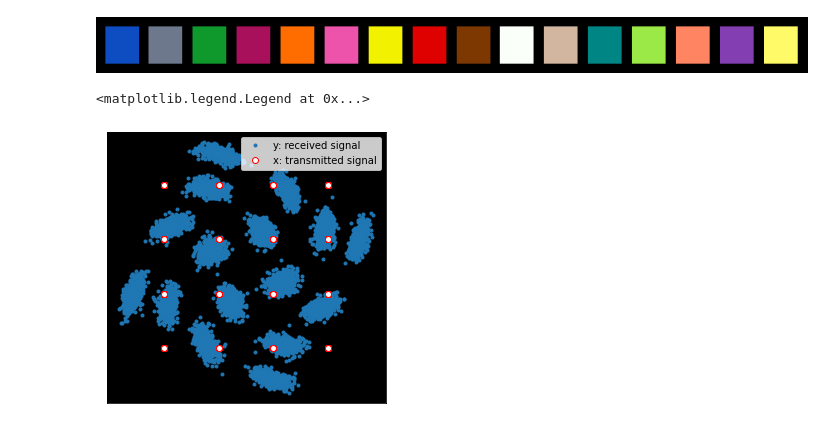
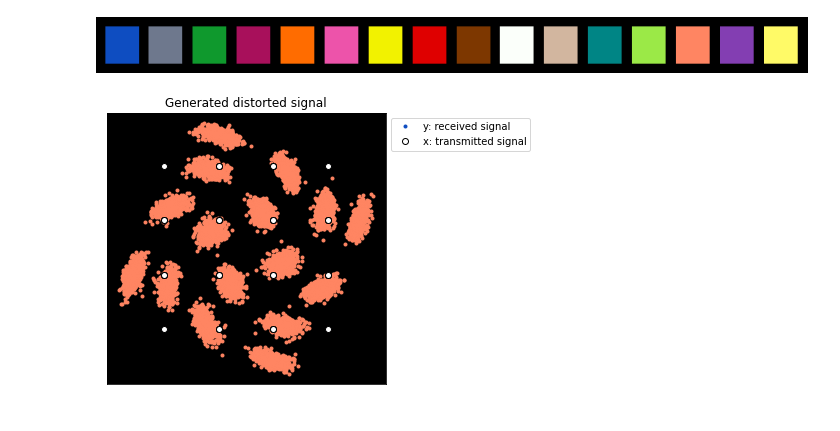
Before and after one commit to tiboas/KmeansForQAM, a Jupyter notebook: K_means_clustering_for_QAM.ipynb, the cells around one changed output. Cells and saved outputs as stored; diff of their text form; code cells hidden in the pictures.

```diff
--- a/K_means_clustering_for_QAM.ipynb
+++ b/K_means_clustering_for_QAM.ipynb
@@ -51,38 +43,46 @@ colorImg
 # %%
 # Function to plot constellations, with color coding for which cluster the points belong to,
 # and visualization of the found means.
-def constPlotter(y,x_hat,C):
+def constPlotter(y,x_hat,c_means,C, legend='',title=''):
+  plt.figure(figsize=(5,5))
   for k in range(len(C)):
     currentConst = y[x_hat==k]
     plt.plot(currentConst.real,currentConst.imag,'.',color=np.array(C[k]))
     plt.plot(c_means.real,c_means.imag,'o',color='k',markerfacecolor='w')
     plt.xticks([])
     plt.yticks([])
+
+    plt.axis('equal')
+    ax = plt.gca()
+    ax.set_facecolor((0, 0., 0))
+    if legend:
+      plt.legend(legend,loc="upper left", bbox_to_anchor=(1,1))
+    if title:
+      plt.title(title)
+
     plt.draw()
-    plt.axis('equal')
 # %%
-awgn = komm.AWGNChannel(snr = 10**(SNRdB/10))
-tx = komm.QAModulation(16) #create 16QAM transmitter
+def returnQAM(M,Nsamples):
+  tx = komm.QAModulation(16) #create 16QAM transmitter
 
-#Generate 16QAM-signal:
-b = np.random.randint(0,2,Nsamples*4) # *4 since 4 16QAM has 4 bits/symbol
-x = tx.modulate(b)
-x = x/np.sqrt(np.mean(np.abs(x)**2)) #normalize
+  #Generate 16QAM-signal:
+  b = np.random.randint(0,2,Nsamples*4) # *4 since 4 16QAM has 4 bits/symbol
+  x = tx.modulate(b)
+  x = x/np.sqrt(np.mean(np.abs(x)**2)) #normalize
+
+  return x
-# %%
-y = awgn(x)
-y = y*np.exp(1j*abs(y)*0.75)
-plt.figure(figsize=(5,5))
-#plt.plot(y.real,y.imag,'.')
-
-plt.plot(y.real,y.imag,'.')
-plt.plot(x.real,x.imag,'o',color='r',markerfacecolor='w')
-plt.xticks([])
-plt.yticks([])
-ax = plt.gca()
-ax.set_facecolor((0, 0., 0))
-plt.axis('equal')
-plt.legend(['y: received signal','x: transmitted signal'])
-# %% [output]
-<matplotlib.legend.Legend at 0x...>
-[figure, removed]
+# %%
+# Create 16-QAM signal:
+x = returnQAM(M,Nsamples)
+
+# Add AWGN noise:
+awgn = komm.AWGNChannel(snr = 10**(SNRdB/10))
+y = awgn(x)
+# Create a nonlinear distortion:
+y = y*np.exp(1j*abs(y)*0.75)
+
+# Showcase the transmitted and distorted signal:
+constPlotter(y,np.ones(y.shape)*13,np.unique(x),C,title='Generated distorted signal',legend=['y: received signal','x: transmitted signal'])
+# %% [output]
+[figure, added]
 # %%
```
Also changed, not shown: parts of 15 cells of this notebook.
